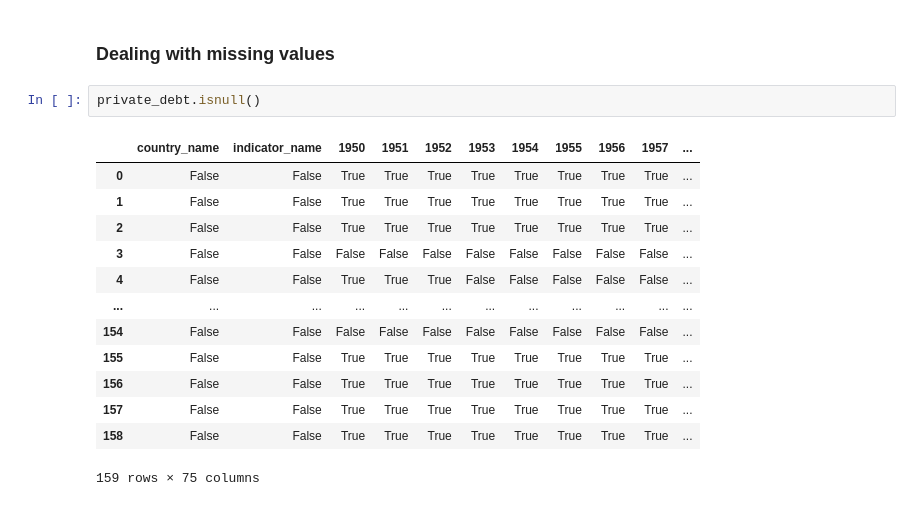
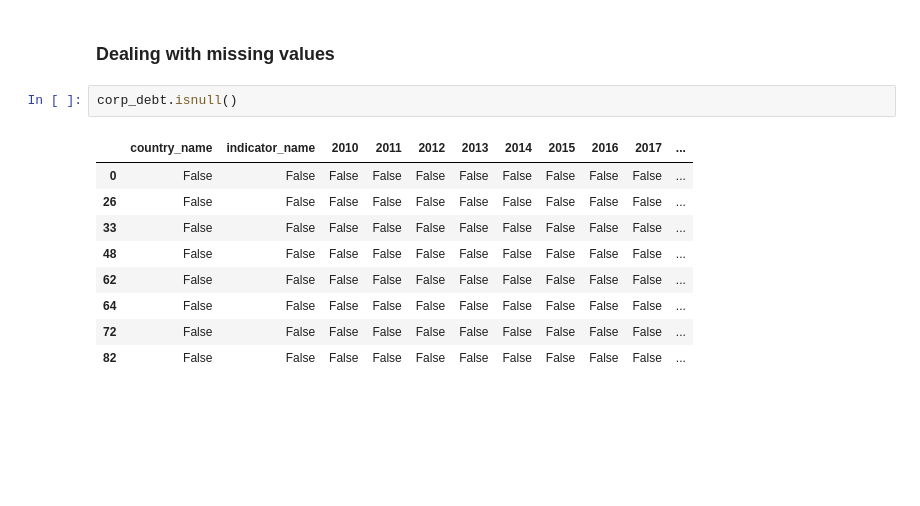
Before and after one commit to WamzMwangi/Global_Debt_Analysis, a Jupyter notebook: Nonfinancial_corporate_debt.ipynb, the cells around one changed output. Cells and saved outputs as stored; diff of their text form; blank space fills up the shorter version.

```diff
--- a/Nonfinancial_corporate_debt.ipynb
+++ b/Nonfinancial_corporate_debt.ipynb
@@ -61,18 +58,14 @@ corp_debt
 # %% [markdown]
 ### Dealing with missing values
 # %%
-private_debt.isnull()
+corp_debt.isnull()
 # %% [output]
-|  | country_name | indicator_name | 1950 | 1951 | 1952 | 1953 | 1954 | 1955 | 1956 | 1957 | ... |
-| 0 | False | False | True | True | True | True | True | True | True | True | ... |
-| 1 | False | False | True | True | True | True | True | True | True | True | ... |
-| 2 | False | False | True | True | True | True | True | True | True | True | ... |
-| 3 | False | False | False | False | False | False | False | False | False | False | ... |
-| 4 | False | False | True | True | True | False | False | False | False | False | ... |
-| ... | ... | ... | ... | ... | ... | ... | ... | ... | ... | ... | ... |
-| 154 | False | False | False | False | False | False | False | False | False | False | ... |
-| 155 | False | False | True | True | True | True | True | True | True | True | ... |
-| 156 | False | False | True | True | True | True | True | True | True | True | ... |
-| 157 | False | False | True | True | True | True | True | True | True | True | ... |
-| 158 | False | False | True | True | True | True | True | True | True | True | ... |
+|  | country_name | indicator_name | 2010 | 2011 | 2012 | 2013 | 2014 | 2015 | 2016 | 2017 | ... |
+| 0 | False | False | False | False | False | False | False | False | False | False | ... |
+| 26 | False | False | False | False | False | False | False | False | False | False | ... |
+| 33 | False | False | False | False | False | False | False | False | False | False | ... |
+| 48 | False | False | False | False | False | False | False | False | False | False | ... |
+| 62 | False | False | False | False | False | False | False | False | False | False | ... |
+| 64 | False | False | False | False | False | False | False | False | False | False | ... |
+| 72 | False | False | False | False | False | False | False | False | False | False | ... |
+| 82 | False | False | False | False | False | False | False | False | False | False | ... |
-159 rows × 75 columns
```
Also changed, not shown: parts of 1 cell of this notebook, 1 other file.
